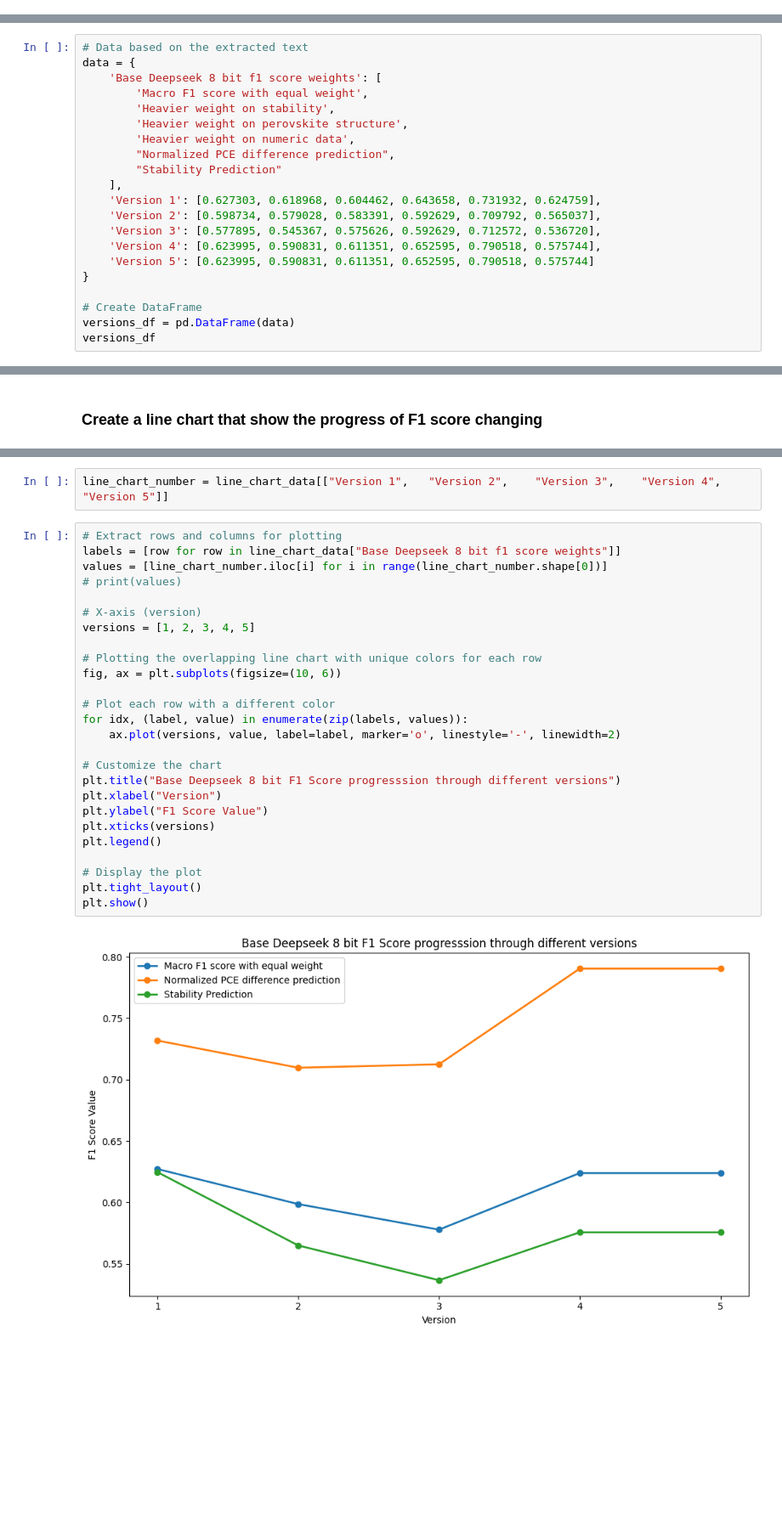
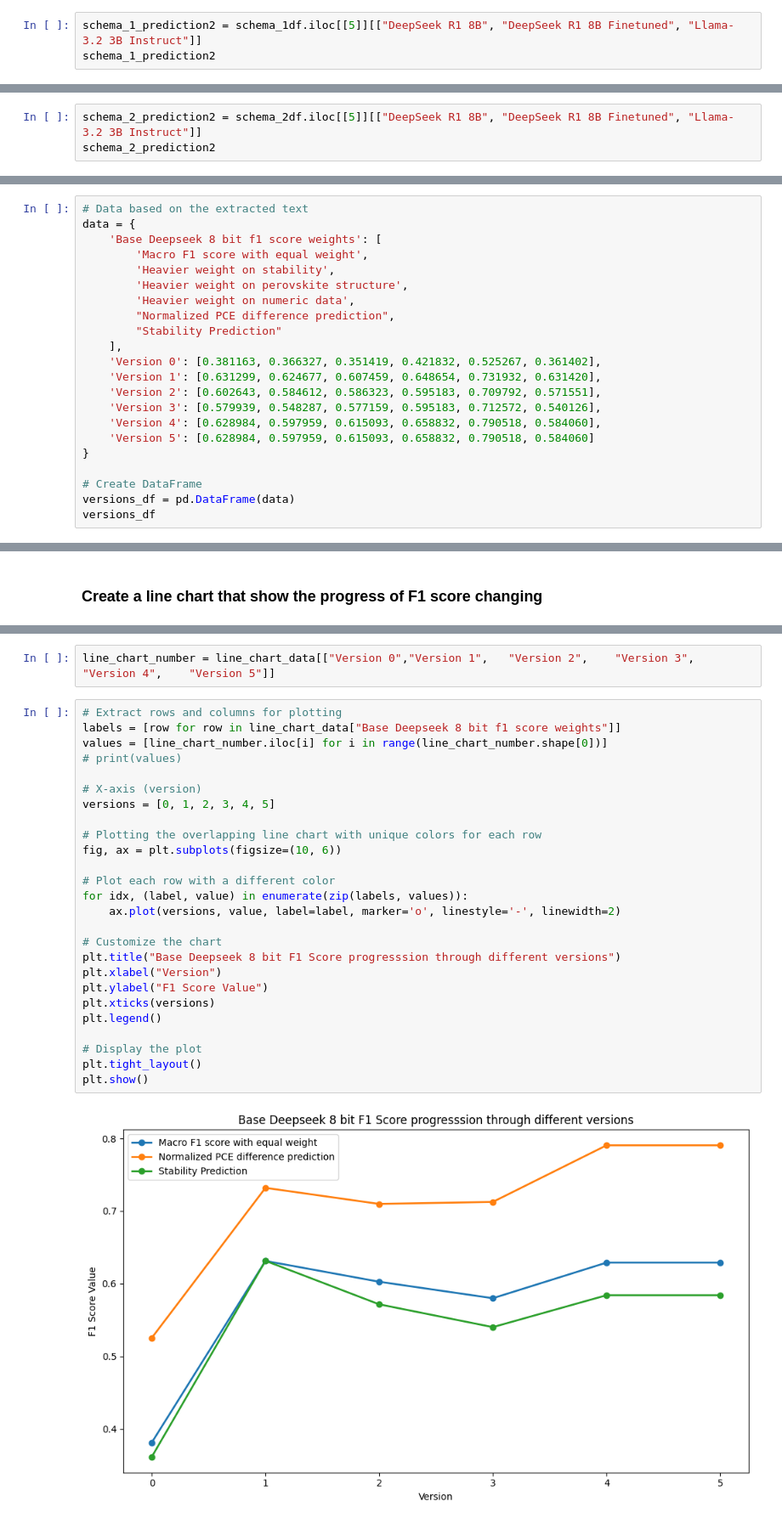
Before and after one commit to kanggunh/DSC180_B11_Q2, a Jupyter notebook: figures_visualization/evaluation.ipynb, the cells around one changed output, grey strips where cells are left out. Shown at 85% size. Drawn from its saved outputs; the diff is of its cells as text; blank space fills up the shorter version.

Commit message:
evaluation_visualization done!!

```diff
--- a/figures_visualization/evaluation.ipynb
+++ b/figures_visualization/evaluation.ipynb
@@ -198,0 +248,3 @@ schema_2_prediction2
+# %%
+schema_1_prediction2 = schema_1df.iloc[[5]][["DeepSeek R1 8B", "DeepSeek R1 8B Finetuned", "Llama-3.2 3B Instruct"]]
+schema_1_prediction2
@@ -198,0 +254,3 @@ schema_2_prediction2
+# %%
+schema_2_prediction2 = schema_2df.iloc[[5]][["DeepSeek R1 8B", "DeepSeek R1 8B Finetuned", "Llama-3.2 3B Instruct"]]
+schema_2_prediction2
@@ -264,11 +379,12 @@ data = {
         "Normalized PCE difference prediction",
         "Stability Prediction"
     ],
-    'Version 1': [0.627303, 0.618968, 0.604462, 0.643658, 0.731932, 0.624759],
-    'Version 2': [0.598734, 0.579028, 0.583391, 0.592629, 0.709792, 0.565037],
-    'Version 3': [0.577895, 0.545367, 0.575626, 0.592629, 0.712572, 0.536720],
-    'Version 4': [0.623995, 0.590831, 0.611351, 0.652595, 0.790518, 0.575744],
-    'Version 5': [0.623995, 0.590831, 0.611351, 0.652595, 0.790518, 0.575744]
+    'Version 0': [0.381163, 0.366327, 0.351419, 0.421832, 0.525267, 0.361402],
+    'Version 1': [0.631299, 0.624677, 0.607459, 0.648654, 0.731932, 0.631420],
+    'Version 2': [0.602643, 0.584612, 0.586323, 0.595183, 0.709792, 0.571551],
+    'Version 3': [0.579939, 0.548287, 0.577159, 0.595183, 0.712572, 0.540126],
+    'Version 4': [0.628984, 0.597959, 0.615093, 0.658832, 0.790518, 0.584060],
+    'Version 5': [0.628984, 0.597959, 0.615093, 0.658832, 0.790518, 0.584060]
 }
 
 # Create DataFrame
@@ -295,30 +411,30 @@ line_chart_data
 # %%
-line_chart_number = line_chart_data[["Version 1",	"Version 2",	"Version 3",	"Version 4",	"Version 5"]]
+line_chart_number = line_chart_data[["Version 0","Version 1",	"Version 2",	"Version 3",	"Version 4",	"Version 5"]]
 # %%
 # Extract rows and columns for plotting
 labels = [row for row in line_chart_data["Base Deepseek 8 bit f1 score weights"]]
 values = [line_chart_number.iloc[i] for i in range(line_chart_number.shape[0])]
 # print(values)
 
 # X-axis (version)
-versions = [1, 2, 3, 4, 5]
+versions = [0, 1, 2, 3, 4, 5]
 
 # Plotting the overlapping line chart with unique colors for each row
 fig, ax = plt.subplots(figsize=(10, 6))
 
 # Plot each row with a different color
 for idx, (label, value) in enumerate(zip(labels, values)):
     ax.plot(versions, value, label=label, marker='o', linestyle='-', linewidth=2)
 
 # Customize the chart
 plt.title("Base Deepseek 8 bit F1 Score progresssion through different versions")
 plt.xlabel("Version")
 plt.ylabel("F1 Score Value")
 plt.xticks(versions)
 plt.legend()
 
 # Display the plot
 plt.tight_layout()
 plt.show()
 # %% [output]
-[figure, old version]
+[figure, new version]
```
Also changed, not shown: parts of 31 cells of this notebook, 1 other file.
